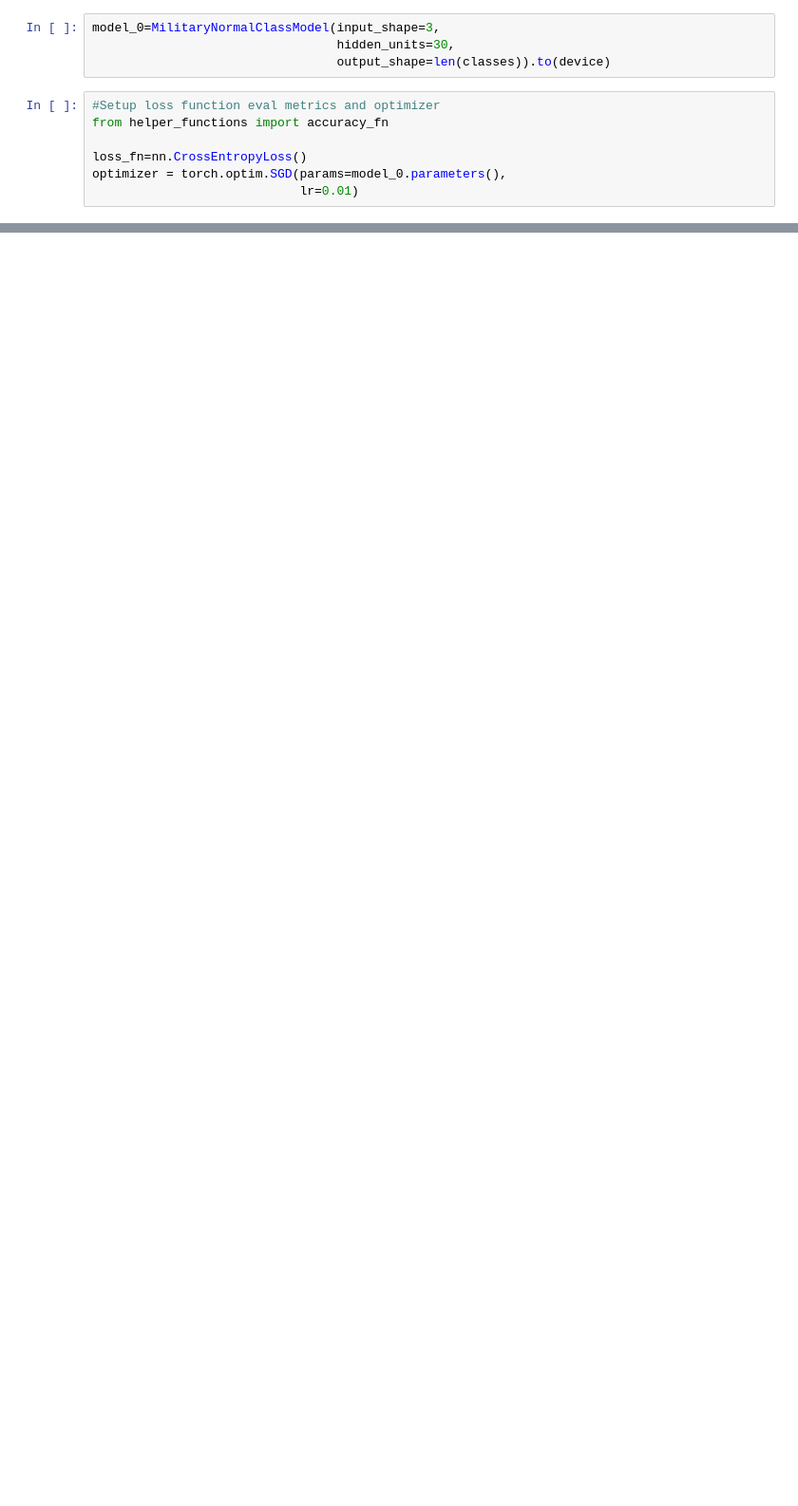
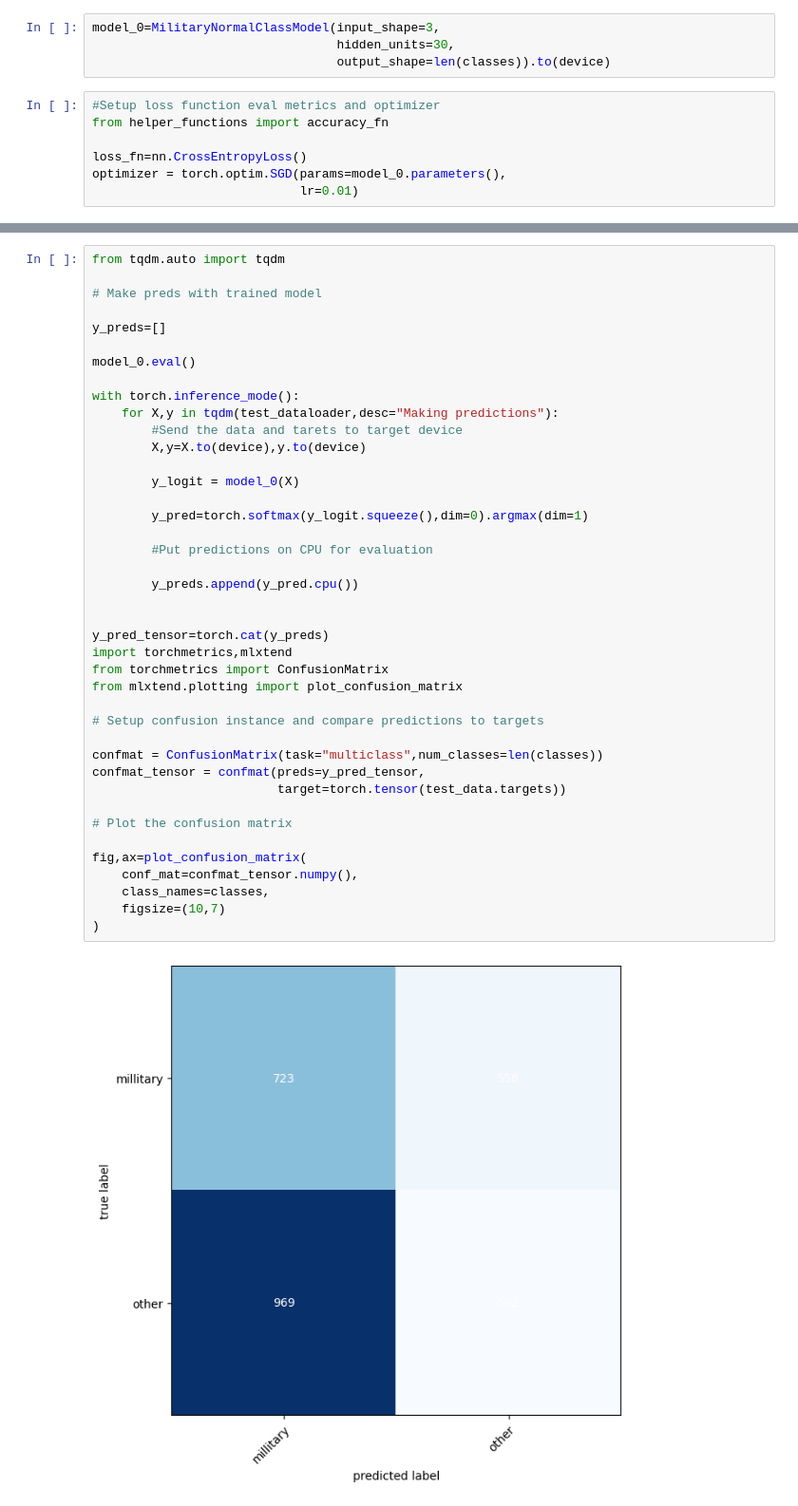
Before and after one commit to Sadkakgedik/CSE4088_PROJECT, a Jupyter notebook: model_0.ipynb, the cells around one changed output, grey strips where cells are left out. Shown at 95% size. Cells and saved outputs as stored; diff of their text form; blank space fills up the shorter version.

```diff
--- a/model_0.ipynb
+++ b/model_0.ipynb
@@ -311,0 +405,43 @@ Train loss: 0.51011 | Train acc: 74.93%
+# %%
+from tqdm.auto import tqdm
+
+# Make preds with trained model
+
+y_preds=[]
+
+model_0.eval()
+
+with torch.inference_mode():
+    for X,y in tqdm(test_dataloader,desc="Making predictions"):
+        #Send the data and tarets to target device
+        X,y=X.to(device),y.to(device)
+
+        y_logit = model_0(X)
+
+        y_pred=torch.softmax(y_logit.squeeze(),dim=0).argmax(dim=1)
+
+        #Put predictions on CPU for evaluation
+
+        y_preds.append(y_pred.cpu())
+
+
+y_pred_tensor=torch.cat(y_preds)
+import torchmetrics,mlxtend
+from torchmetrics import ConfusionMatrix
+from mlxtend.plotting import plot_confusion_matrix
+
+# Setup confusion instance and compare predictions to targets
+
+confmat = ConfusionMatrix(task="multiclass",num_classes=len(classes))
+confmat_tensor = confmat(preds=y_pred_tensor,
+                         target=torch.tensor(test_data.targets))
+
+# Plot the confusion matrix
+
+fig,ax=plot_confusion_matrix(
+    conf_mat=confmat_tensor.numpy(),
+    class_names=classes,
+    figsize=(10,7)
+)
+# %% [output]
+[figure, added]
```
Also changed, not shown: parts of 12 cells of this notebook, 2 other files.
